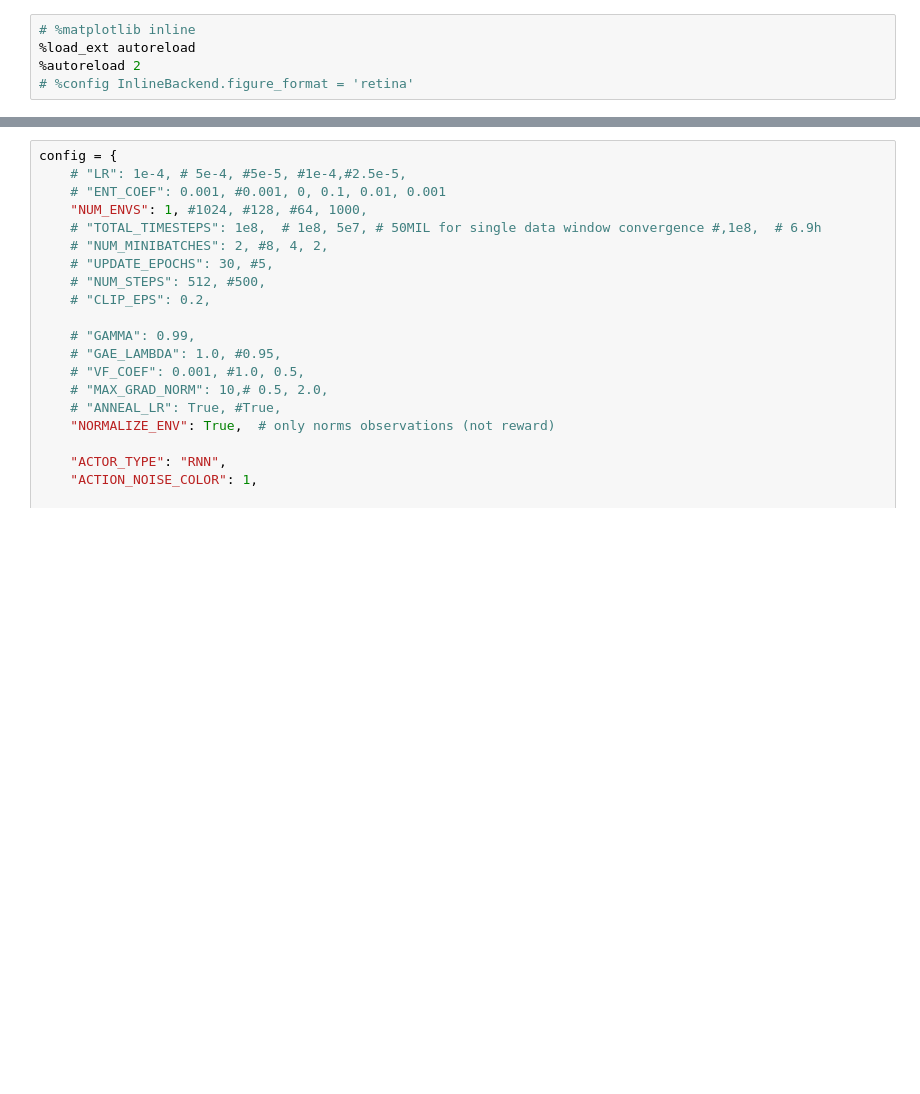
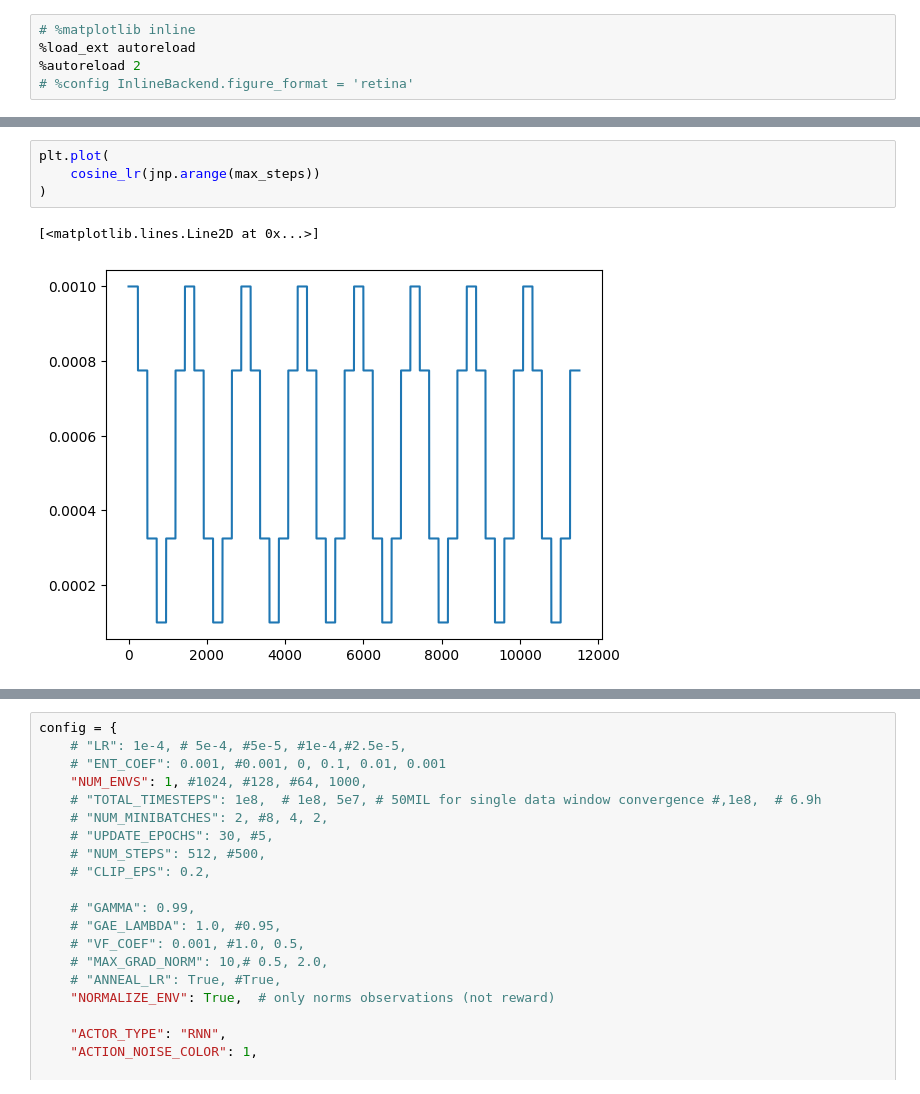
Before and after one commit to KangOxford/AlphaTrade, a Jupyter notebook: Visualization.ipynb, the cells around one changed output, grey strips where cells are left out. Drawn from its saved outputs; the diff is of its cells as text; blank space fills up the shorter version.

```diff
--- a/Visualization.ipynb
+++ b/Visualization.ipynb
@@ -34,0 +140,7 @@ gpu
+# %%
+plt.plot(
+    cosine_lr(jnp.arange(max_steps))
+)
+# %% [output]
+[<matplotlib.lines.Line2D at 0x...>]
+[figure, added]
```
Also changed, not shown: parts of 28 cells of this notebook.
